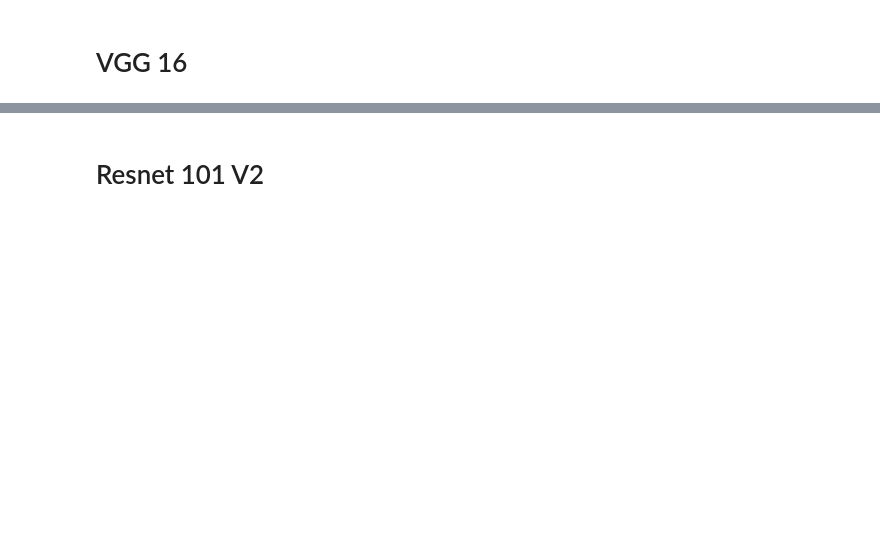
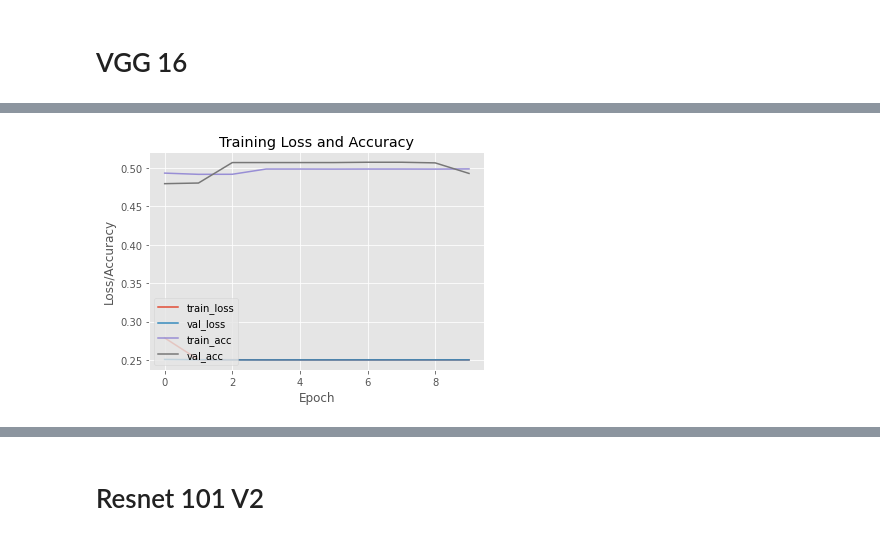
Before and after one commit to schauppi/HTSR_Handwritten_Text_Similarity_Recognition, a Jupyter notebook: experiments.ipynb, the cells around one changed output, grey strips where cells are left out. Saved outputs shown, nothing was run; the diff lists cells and outputs as text; code cells hidden in the pictures; blank space fills up the shorter version.

```diff
--- a/experiments.ipynb
+++ b/experiments.ipynb
@@ -328,0 +313,15 @@ plot_prec_rec_curve(preds, labels)
+# %%
+#Set seed
+tf.random.set_seed(42)
+
+base_model = tf.keras.applications.vgg19.VGG19(include_top=False)
+base_model.trainable = False
+
+inputs = keras.layers.Input((img_width, img_height, 3))
+x = base_model(inputs, training=False)
+x = keras.layers.GlobalAveragePooling2D()(x)
+x = keras.layers.Dense(512, activation="relu")(x)
+x = keras.layers.Dropout(0.1)(x)
+outputs = keras.layers.Dense(256, activation="relu")(x)
+
+base_model_vgg_19 = keras.models.Model(inputs, outputs)
@@ -328,0 +351,19 @@ plot_prec_rec_curve(preds, labels)
+# %%
+#define inputs and ouputs
+img_a = keras.layers.Input((img_width, img_height, 3))
+img_b = keras.layers.Input((img_width, img_height, 3))
+
+feat_vect_a = base_model_vgg_19(img_a)
+feat_vect_b = base_model_vgg_19(img_b)
+
+distance = keras.layers.Lambda(euclidean_distance)([feat_vect_a, feat_vect_b])
+outputs = keras.layers.Dense(1, activation="sigmoid")(distance)
+# %%
+#Compile the model
+model_vgg_19 = keras.models.Model(inputs=[img_a, img_b], outputs=outputs)
+model_vgg_19.compile(loss=contrastive_loss, optimizer="Adam", metrics=["accuracy", f1, precision_f, recall_f])
+# %%
+epochs=10
+history_model_vgg_19 = model_vgg_19.fit(train_dataset_rgb, validation_data=test_dataset_rgb, epochs=epochs,
+                             callbacks=[keras.callbacks.EarlyStopping(monitor='val_loss', verbose=1, patience=15),
+                                       keras.callbacks.ReduceLROnPlateau(monitor='val_loss', factor=0.4, verbose=1, patience=5)])
@@ -328,0 +388,4 @@ plot_prec_rec_curve(preds, labels)
+# %%
+plot_training(history_model_vgg_19)
+# %% [output]
+[figure, added]
```
Also changed, not shown: parts of 83 cells of this notebook.
